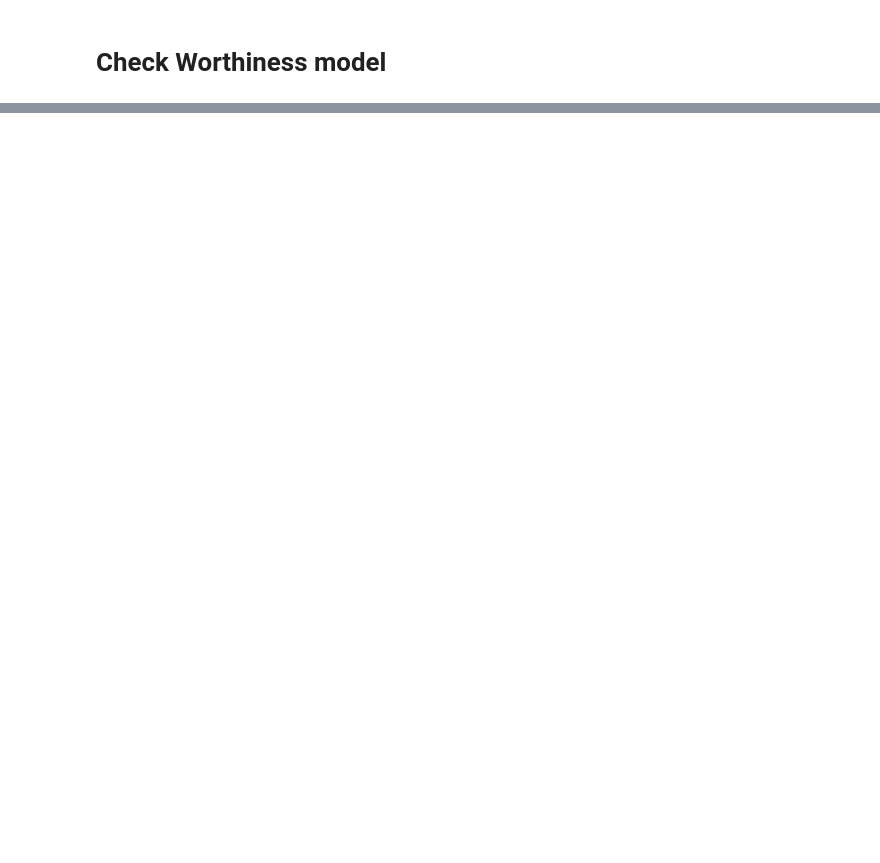
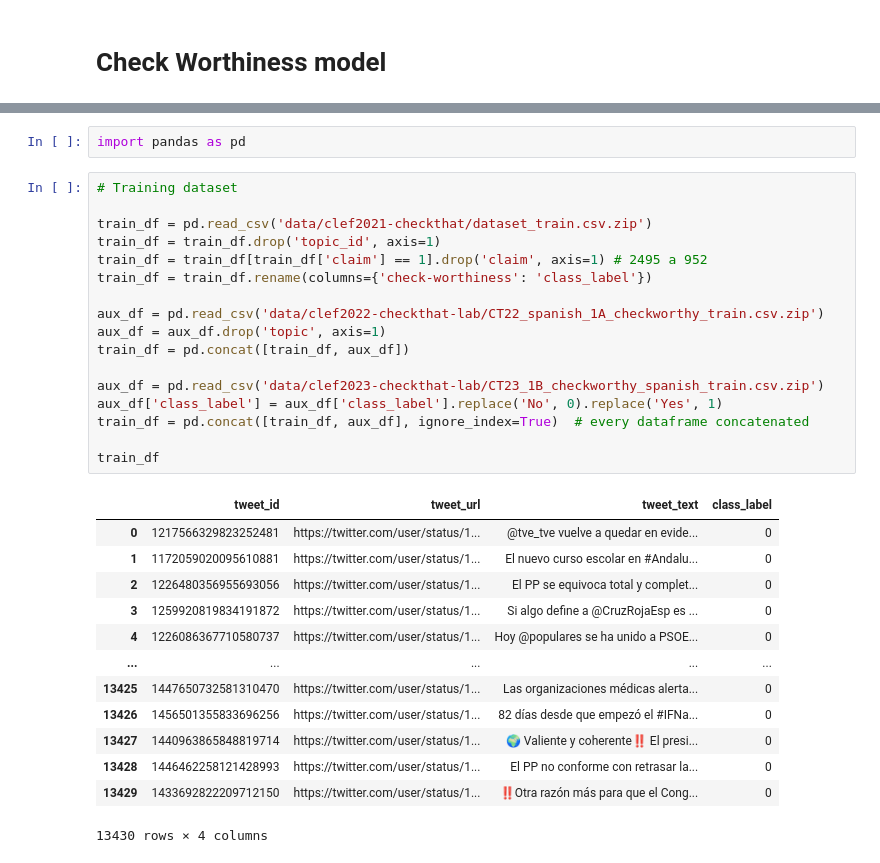
Before and after one commit to galopianciola/check-worthiness-project, a Jupyter notebook: main.ipynb, the cells around one changed output, grey strips where cells are left out. Drawn from its saved outputs; the diff is of its cells as text; blank space fills up the shorter version.

```diff
--- a/main.ipynb
+++ b/main.ipynb
@@ -69,0 +37,33 @@ ModuleNotFoundError: No module named 'scorer'
+# %%
+import pandas as pd
+# %%
+# Training dataset
+
+train_df = pd.read_csv('data/clef2021-checkthat/dataset_train.csv.zip')
+train_df = train_df.drop('topic_id', axis=1)
+train_df = train_df[train_df['claim'] == 1].drop('claim', axis=1) # 2495 a 952
+train_df = train_df.rename(columns={'check-worthiness': 'class_label'})
+
+aux_df = pd.read_csv('data/clef2022-checkthat-lab/CT22_spanish_1A_checkworthy_train.csv.zip')
+aux_df = aux_df.drop('topic', axis=1)
+train_df = pd.concat([train_df, aux_df])
+
+aux_df = pd.read_csv('data/clef2023-checkthat-lab/CT23_1B_checkworthy_spanish_train.csv.zip')
+aux_df['class_label'] = aux_df['class_label'].replace('No', 0).replace('Yes', 1)
+train_df = pd.concat([train_df, aux_df], ignore_index=True)  # every dataframe concatenated
+
+train_df
+# %% [output]
+|  | tweet_id | tweet_url | tweet_text | class_label |
+| 0 | 1217566329823252481 | https://twitter.com/user/status/1... | @tve_tve vuelve a quedar en evide... | 0 |
+| 1 | 1172059020095610881 | https://twitter.com/user/status/1... | El nuevo curso escolar en #Andalu... | 0 |
+| 2 | 1226480356955693056 | https://twitter.com/user/status/1... | El PP se equivoca total y complet... | 0 |
+| 3 | 1259920819834191872 | https://twitter.com/user/status/1... | Si algo define a @CruzRojaEsp es ... | 0 |
+| 4 | 1226086367710580737 | https://twitter.com/user/status/1... | Hoy @populares se ha unido a PSOE... | 0 |
+| ... | ... | ... | ... | ... |
+| 13425 | 1447650732581310470 | https://twitter.com/user/status/1... | Las organizaciones médicas alerta... | 0 |
+| 13426 | 1456501355833696256 | https://twitter.com/user/status/1... | 82 días desde que empezó el #IFNa... | 0 |
+| 13427 | 1440963865848819714 | https://twitter.com/user/status/1... | 🌍 Valiente y coherente‼️ El presi... | 0 |
+| 13428 | 1446462258121428993 | https://twitter.com/user/status/1... | El PP no conforme con retrasar la... | 0 |
+| 13429 | 1433692822209712150 | https://twitter.com/user/status/1... | ‼️Otra razón más para que el Cong... | 0 |
+13430 rows × 4 columns
```
Also changed, not shown: parts of 35 cells of this notebook, 4 other files.
